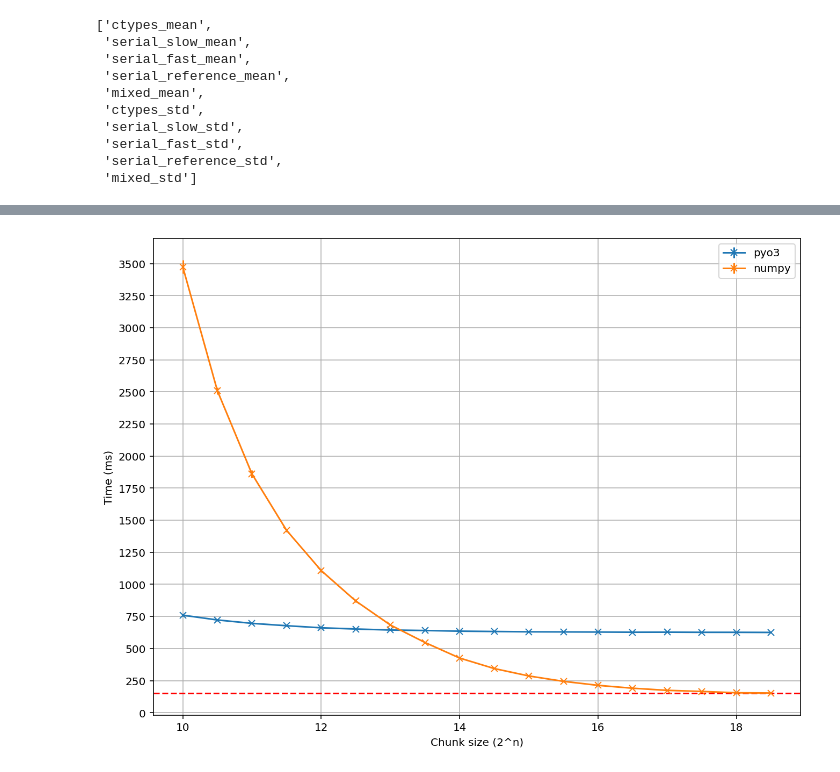
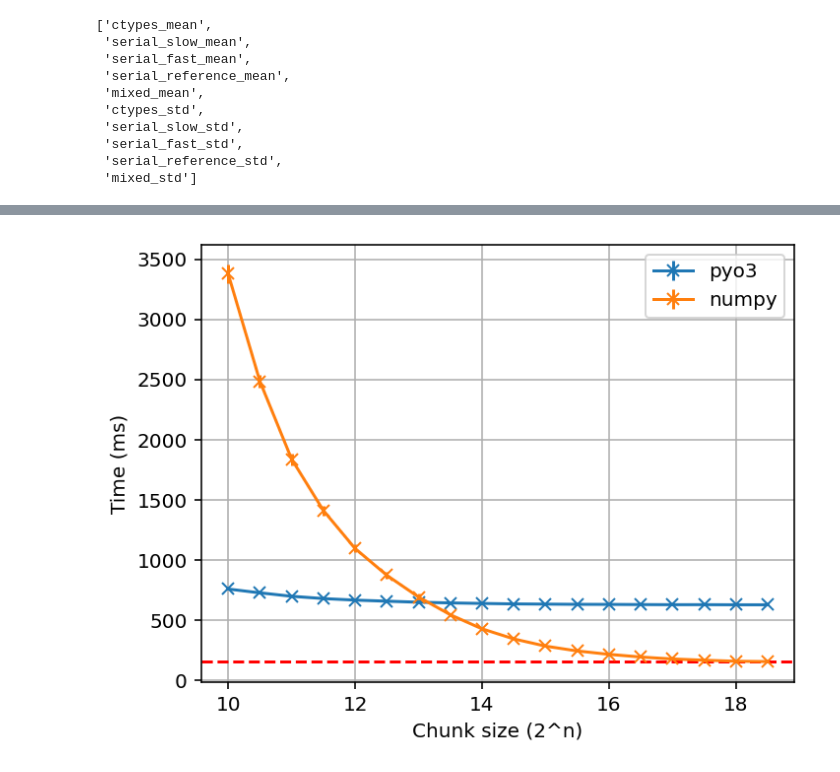
Before and after one commit to isinyaaa/python-ffi, a Jupyter notebook: plots.ipynb, the cells around one changed output, grey strips where cells are left out. Drawn from its saved outputs; the diff is of its cells as text; code cells hidden in the pictures.

```diff
--- a/plots.ipynb
+++ b/plots.ipynb
@@ -136,21 +136,21 @@ numpy (1024, np.float64(63.99753578360143))
 # %%
-plt.figure(figsize=(len(umean['numpy']['x'])*0.6, 8), dpi=144)
+plt.figure(figsize=(len(umean['numpy']['x'])*0.3, 4), dpi=144)
 plt.grid(True)
 
-plt.yticks(np.arange(0, 5000, 250))
+plt.yticks(np.arange(0, 5000, 500))
 #plt.xticks(alabels)
 for name, args in umean.items():
     plt.errorbar(x=mlabels, y=args['y'], yerr=args['yerr'], fmt='x-', label=name)
 npr = min(umean['numpy']['y'])
 plt.axhline(npr, linestyle='--', color="red")
 
 plt.xlabel('Chunk size (2^n)')
 plt.ylabel('Time (ms)')
 plt.legend()
 plt.savefig('plots/mean.png')
 plt.show()
 # %% [output]
-[figure, old version]
+[figure, new version]
 # %%
 print('chunked mean')
 print(",\n".join(
```
Also changed, not shown: parts of 9 cells of this notebook, 6 other files.
